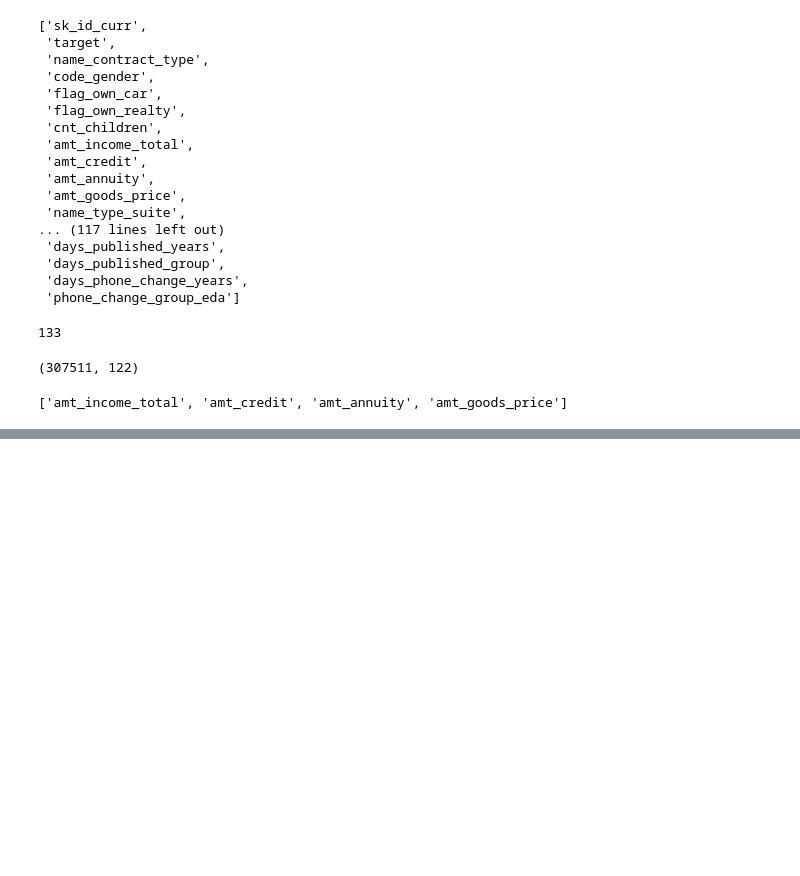
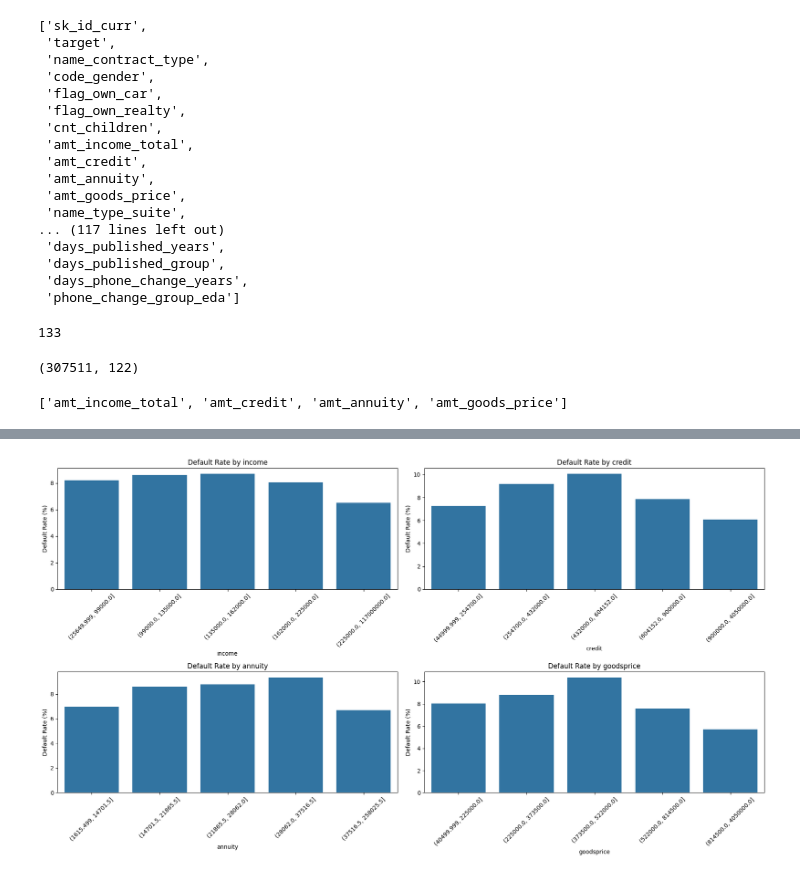
Before and after one commit to Roxy099/data_science_project, a Jupyter notebook: notebooks/baseline_model.ipynb, the cells around one changed output, grey strips where cells are left out. Drawn from its saved outputs; the diff is of its cells as text; code cells hidden in the pictures; blank space fills up the shorter version.

```diff
--- a/notebooks/baseline_model.ipynb
+++ b/notebooks/baseline_model.ipynb
@@ -1914,0 +2106,6 @@ amt_related_features
+# %%
+application_df['annuity_bands'] = pd.qcut(
+    application_df['amt_annuity'],
+    q=5,
+    duplicates='drop'
+)
@@ -1914,0 +2128,3 @@ amt_related_features
+# %%
+annuity_default_rate=round(application_df.groupby('annuity_bands')['target'].mean()*100,2)
+annuity_default_rate
@@ -1914,0 +2139,6 @@ amt_related_features
+# %%
+application_df['goodsprice_bands'] = pd.qcut(
+    application_df['amt_goods_price'],
+    q=5,
+    duplicates='drop'
+)
@@ -1914,0 +2161,3 @@ amt_related_features
+# %%
+goodsprice_default_rate=round(application_df.groupby('goodsprice_bands')['target'].mean()*100,2)
+goodsprice_default_rate
@@ -1914,0 +2172,24 @@ amt_related_features
+# %%
+amt_related_group=[income_default_rate,credit_default_rate,annuity_default_rate,goodsprice_default_rate]
+names=['income','credit','annuity','goodsprice']
+
+fig, axes = plt.subplots(2, 2, figsize=(18, 10))
+
+for ax, group, name in zip(axes.flat, amt_related_group, names):
+
+    sns.barplot(
+        x=group.index,
+        y=group.values,
+        ax=ax
+    )
+
+    ax.set_title(f'Default Rate by {name}')
+    ax.set_xlabel(name)
+    ax.set_ylabel('Default Rate (%)')
+    ax.tick_params(axis='x', rotation=45)
+
+
+plt.tight_layout()
+plt.show()
+# %% [output]
+[figure, added]
```
Also changed, not shown: parts of 23 cells of this notebook.
